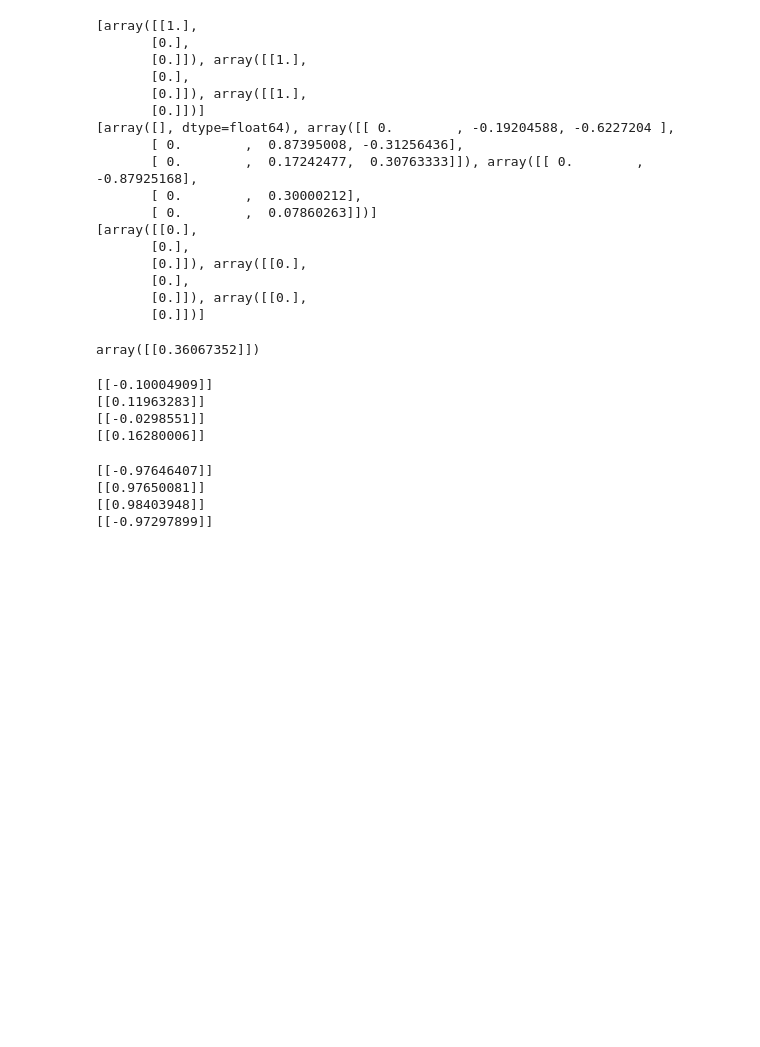
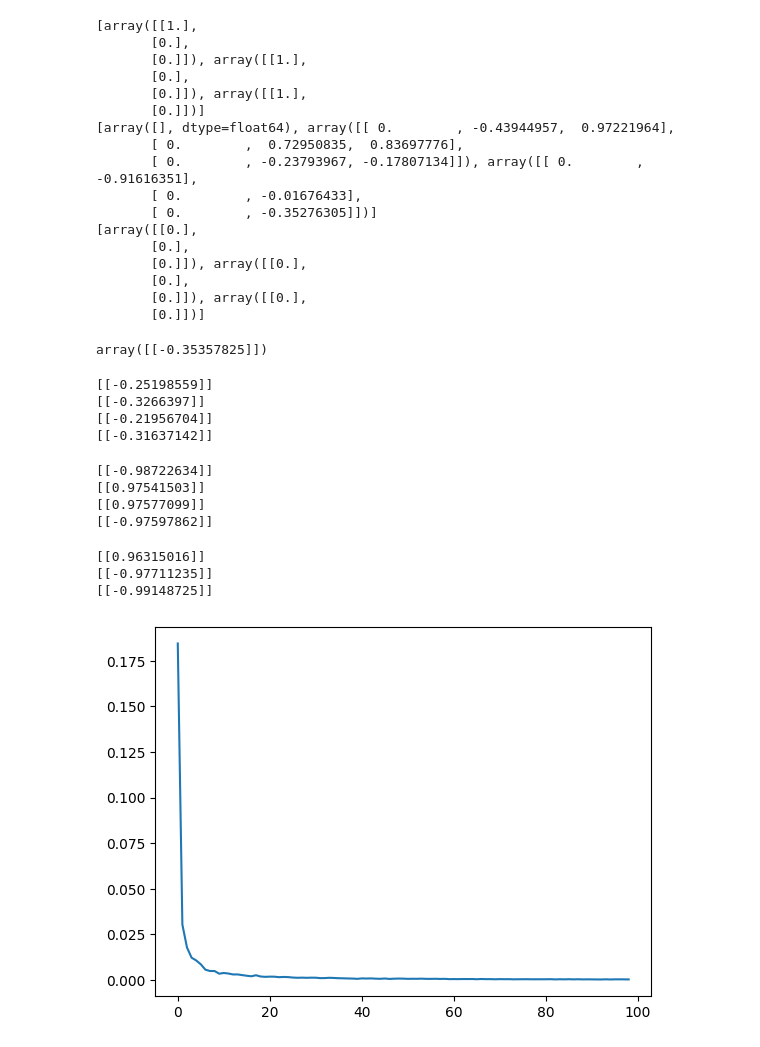
Before and after one commit to xaxam2001/Snake, a Jupyter notebook: python-test-folder/MLP.ipynb, the cells around one changed output. Cells and saved outputs as stored; diff of their text form; code cells hidden in the pictures; blank space fills up the shorter version.

```diff
--- a/python-test-folder/MLP.ipynb
+++ b/python-test-folder/MLP.ipynb
@@ -180,15 +181,23 @@ class MLP_matrix:
 
         assert(X.shape[1] == Y.shape[1])
 
-        for _ in tqdm(range(num_iter)):
+        MSE = np.zeros((num_iter//100-1,))
+        error = 0
+
+        for i in tqdm(range(num_iter)):
             k = np.random.randint(0, X.shape[1]) # pick a random sample
             X_k = X[:,k].reshape(-1, 1) # get the k-th sample as a column vector
             Y_k = np.ones((Y.shape[0]+1, 1))
-            Y_k[1:] = Y[:,k] # add bias neuron at index 0 (easy to handle with matrix operations)
+            Y_k[1:] = Y[:,k].reshape(-1, 1) # add bias neuron at index 0 (easy to handle with matrix operations)
 
             self._propagate(X_k, is_classification) # mise à jour des sorties de tous les neurons (self.X)
 
             self.deltas[self.L] = self.X[self.L] - Y_k
+
+            error += np.mean(self.deltas[self.L]**2)
+            if i % 100 == 0 and i > 0:
+                MSE[i//100-1] = error / 100.0
+                error = 0
 
             if is_classification:
                 self.deltas[self.L] *= (1.0 - self.X[self.L]**2) # square element wise
@@ -200,6 +209,8 @@ class MLP_matrix:
             # update weights
             for l in range(1, self.L + 1):
                 self.W[l] -= alpha*self.X[l-1]*self.deltas[l].T
+
+        return MSE
 # %%
 mlp_mat = MLP_matrix([2, 2, 1])
 print(mlp_mat.X)
@@ -212,11 +223,11 @@ print(mlp_mat.deltas)
        [0.],
        [0.]]), array([[1.],
        [0.]])]
-[array([], dtype=float64), array([[ 0.        , -0.19204588, -0.6227204 ],
-       [ 0.        ,  0.87395008, -0.31256436],
-       [ 0.        ,  0.17242477,  0.30763333]]), array([[ 0.        , -0.87925168],
-       [ 0.        ,  0.30000212],
-       [ 0.        ,  0.07860263]])]
+[array([], dtype=float64), array([[ 0.        , -0.43944957,  0.97221964],
+       [ 0.        ,  0.72950835,  0.83697776],
+       [ 0.        , -0.23793967, -0.17807134]]), array([[ 0.        , -0.91616351],
+       [ 0.        , -0.01676433],
+       [ 0.        , -0.35276305]])]
 [array([[0.],
        [0.],
        [0.]]), array([[0.],
@@ -226,7 +237,7 @@ print(mlp_mat.deltas)
 # %%
 mlp_mat.predict(np.array([[42.0], [53.0]]), True)
 # %% [output]
-array([[0.36067352]])
+array([[-0.35357825]])
 # %%
 xor_inputs = np.array([
     [0.0, 1.0, 0.0, 1.0],
@@ -246,11 +257,37 @@ for col in range(xor_inputs.shape[1]):
     inp = xor_inputs[:, col].reshape(-1, 1)
     print(mlp_mat.predict(inp, True))
 # %% [output]
-[[-0.10004909]]
-[[0.11963283]]
-[[-0.0298551]]
-[[0.16280006]]
+[[-0.25198559]]
+[[-0.3266397]]
+[[-0.21956704]]
+[[-0.31637142]]
-[[-0.97646407]]
-[[0.97650081]]
-[[0.98403948]]
-[[-0.97297899]]
+[[-0.98722634]]
+[[0.97541503]]
+[[0.97577099]]
+[[-0.97597862]]
+# %%
+mlp_mat = MLP_matrix([2, 1])
+
+X = np.array([
+      [1, 1],
+      [2, 3],
+      [3, 3]
+])
+Y = np.array([[
+      1,
+      -1,
+      -1
+]])
+
+error = mlp_mat.train(X.T, Y, True, 10000, 0.1)
+
+plt.plot(error)
+
+for i in range(X.shape[0]):
+    inp = X[i].reshape(-1, 1)
+    print(mlp_mat.predict(inp, True))
+# %% [output]
+[[0.96315016]]
+[[-0.97711235]]
+[[-0.99148725]]
+[figure, added]
```
Also changed, not shown: parts of 11 cells of this notebook.
